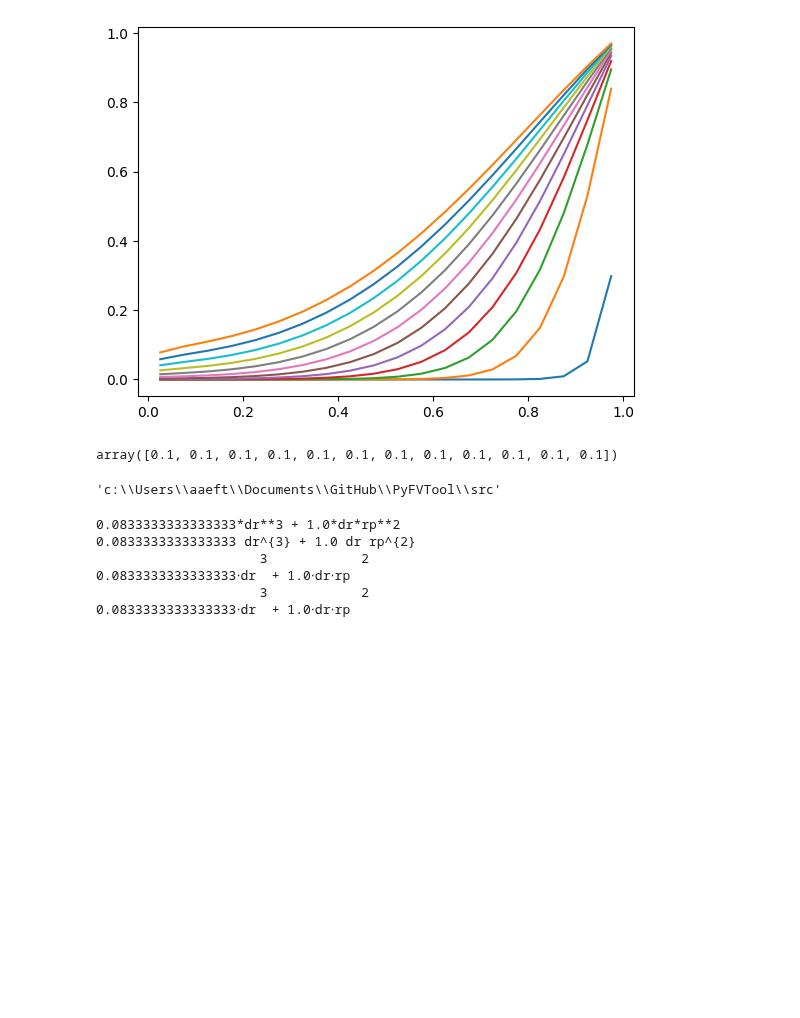
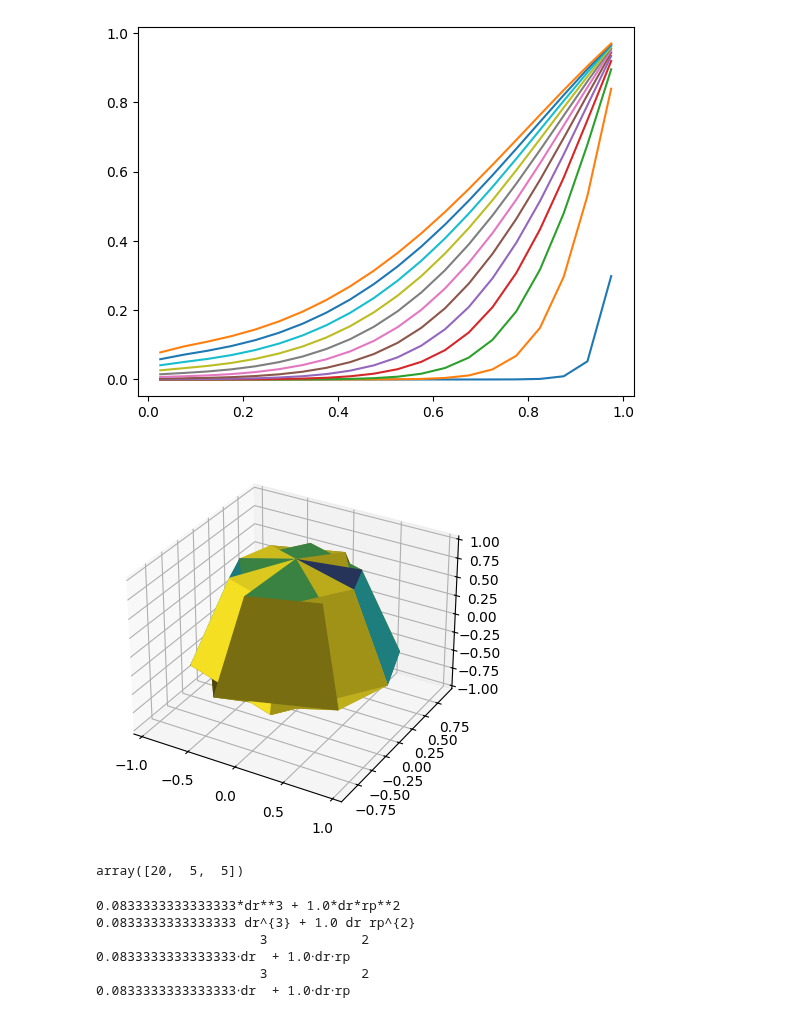
Before and after one commit to FiniteVolumeTransportPhenomena/PyFVTool, a Jupyter notebook: examples-notebooks/spherical_coordinate_examples.ipynb, the cells around one changed output. Cells and saved outputs as stored; diff of their text form; code cells hidden in the pictures; blank space fills up the shorter version.

Commit message:
added more to the spherical grids
* mesh attributes, cells, faces, and visualization
* added few TODO ideas
* still needs to be tested

```diff
--- a/examples-notebooks/spherical_coordinate_examples.ipynb
+++ b/examples-notebooks/spherical_coordinate_examples.ipynb
@@ -156,15 +160,14 @@ while t < t_simulation:
 7140.0
 7200.0
 [figure]
-# %%
-c.domain.cellcenters.r.size
-c.domain.cellsize._x
-# %% [output]
-array([0.1, 0.1, 0.1, 0.1, 0.1, 0.1, 0.1, 0.1, 0.1, 0.1, 0.1, 0.1])
-# %%
-target_dir
-# %% [output]
-'c:\\Users\\aaeft\\Documents\\GitHub\\PyFVTool\\src'
+# %%
+pf.visualizeCells(c)
+# %% [output]
+[figure, added]
+# %%
+c.domain.dims
+# %% [output]
+array([20,  5,  5])
 # %%
 import sympy as sp
 
```
Also changed, not shown: parts of 1 cell of this notebook, 4 other files.
